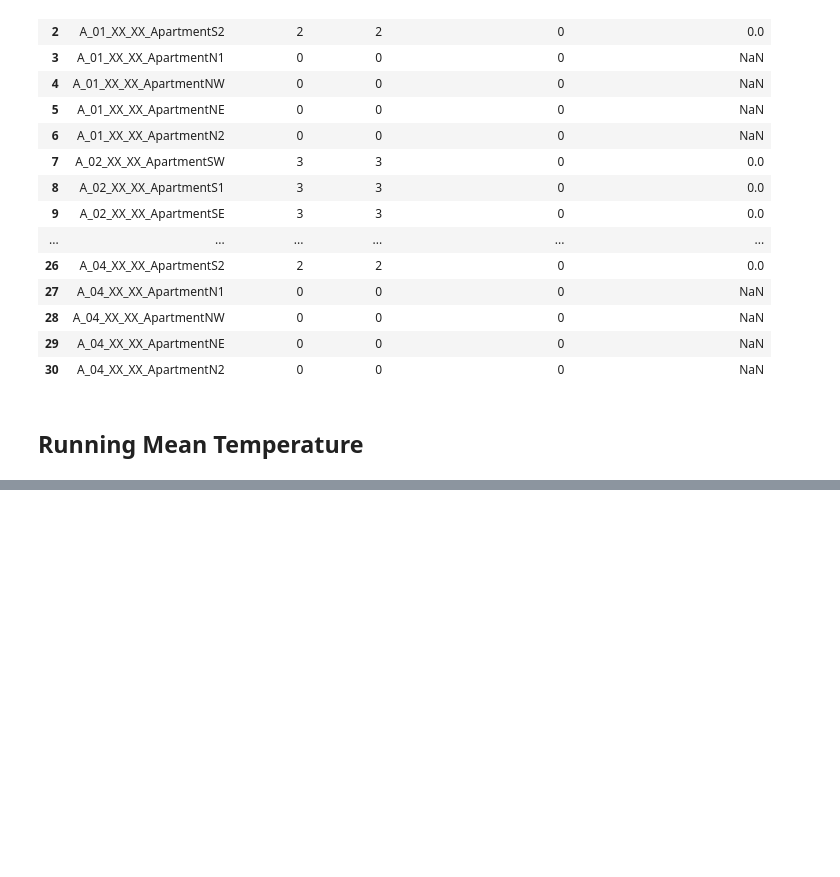
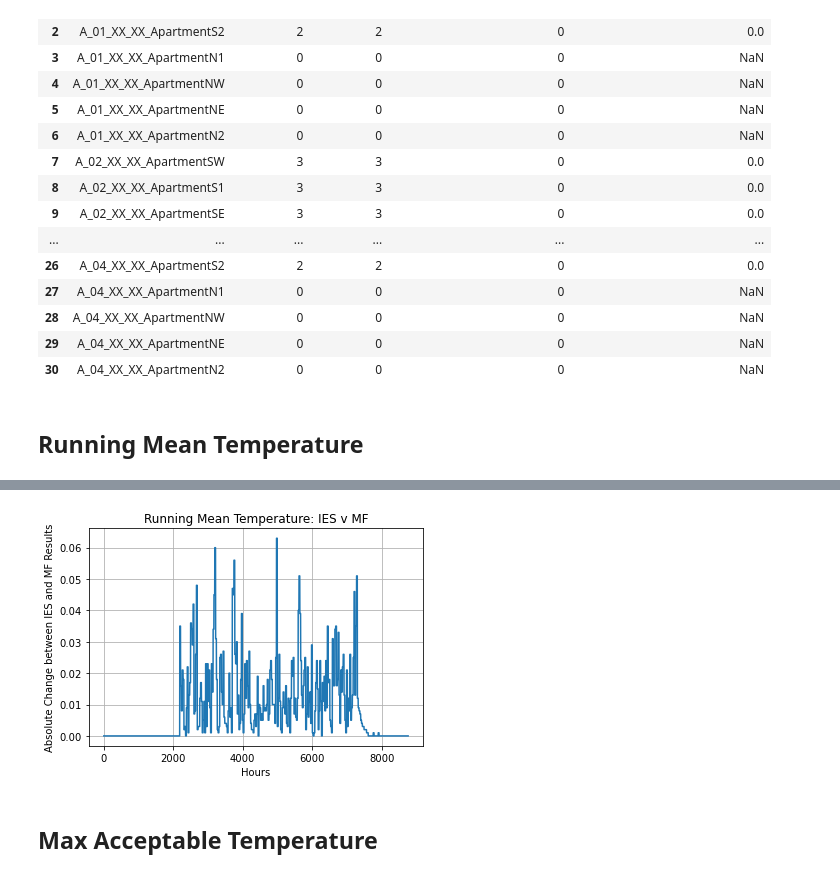
Before and after one commit to maxfordham/adaptive-comfort, a Jupyter notebook: book/tests.ipynb, the cells around one changed output, grey strips where cells are left out. Drawn from its saved outputs; the diff is of its cells as text; code cells hidden in the pictures; blank space fills up the shorter version.

```diff
--- a/book/tests.ipynb
+++ b/book/tests.ipynb
@@ -114,0 +130,11 @@ df["Running Mean Temperature"]  #TODO: Add matplotlib
+# %%
+plt.plot(df["Running Mean Temperature"].index, df["Running Mean Temperature"].loc[:, "Absolute Change"])
+plt.xlabel('Hours')
+plt.ylabel('Absolute Change between IES and MF Results')
+plt.title('Running Mean Temperature: IES v MF')
+plt.grid(True)
+plt.show()
+# %% [output]
+[figure, added]
+# %% [markdown]
+## Max Acceptable Temperature
```
Also changed, not shown: parts of 8 cells of this notebook, 2 other files.
